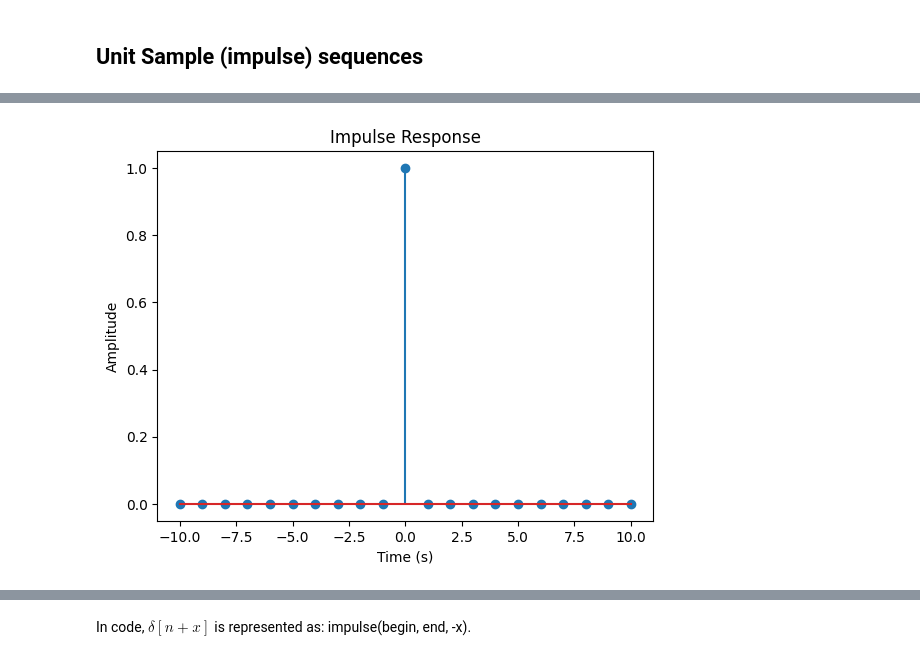
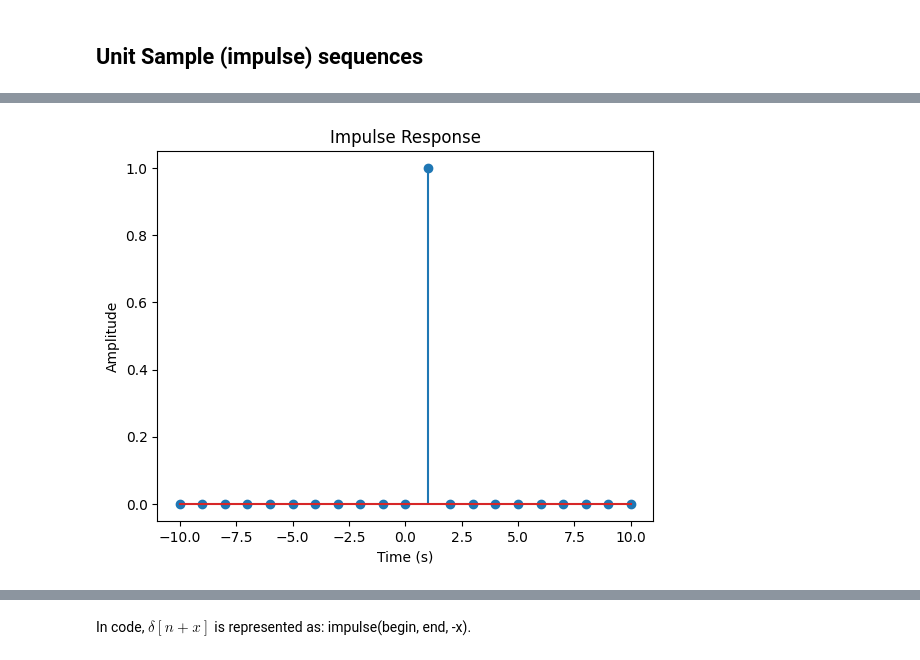
Before and after one commit to Thoalfeqar-gata/DSP-Master-Degree, a Jupyter notebook: Lecture 1.ipynb, the cells around one changed output, grey strips where cells are left out. Drawn from its saved outputs; the diff is of its cells as text; code cells hidden in the pictures.

```diff
--- a/Lecture 1.ipynb
+++ b/Lecture 1.ipynb
@@ -7,27 +7,27 @@
 # %%
 import numpy as np
 from matplotlib import pyplot as plt
 
-def impulse(begin, end, n):
+def impulse(begin, end, n, samples_per_second = 1):
     if end <= begin:
         raise ValueError('end must be greater than begin!')
     elif n > end or n < begin:
         raise IndexError('n must be between begin and end!')
 
-    amplitude = np.zeros(shape = (end - begin + 1))
-    amplitude[n - begin] = 1
-    time = np.linspace(begin, end, end - begin + 1,  endpoint = True)
+    time = np.linspace(begin, end, (end - begin) * samples_per_second + 1,  endpoint = True)
+    amplitude = np.zeros(shape = (end - begin) * samples_per_second + 1)
+    amplitude[(n - begin) * samples_per_second] = 1
     return amplitude, time
 
-amplitude, time = impulse(-10, 10, 0)
+amplitude, time = impulse(-10, 10, 1)
 
 plt.stem(time, amplitude)
 plt.title('Impulse Response')
 plt.xlabel('Time (s)')
 plt.ylabel('Amplitude')
 plt.show()
 # %% [output]
-[figure, old version]
+[figure, new version]
 # %% [markdown]
 ![image.png](attachment:image.png)
 # %% [markdown]
```
Also changed, not shown: parts of 4 cells of this notebook.
